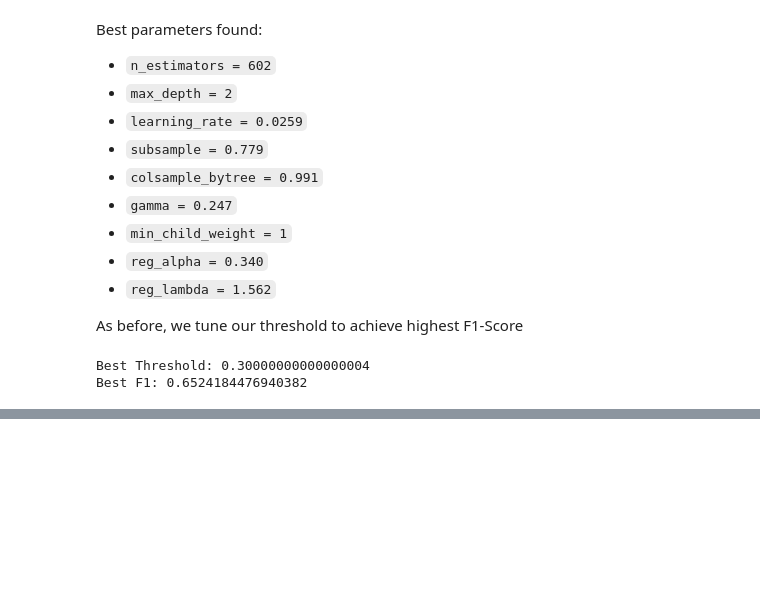
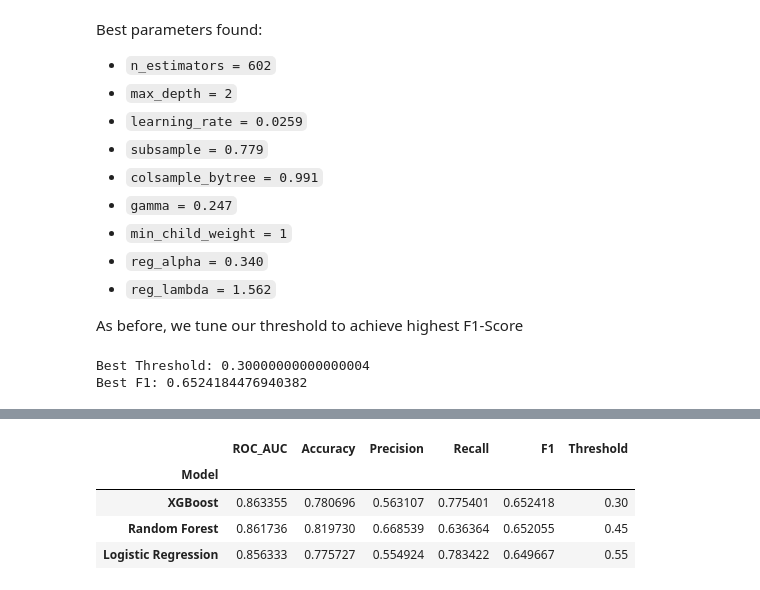
Before and after one commit to devilshadow04/churn-prediction, a Jupyter notebook: notebook.ipynb, the cells around one changed output, grey strips where cells are left out. Saved outputs shown, nothing was run; the diff lists cells and outputs as text; code cells hidden in the pictures; blank space fills up the shorter version.

```diff
--- a/notebook.ipynb
+++ b/notebook.ipynb
@@ -1046,0 +1049,29 @@ Confusion Matrix:
+# %%
+def pack_results(name, y_test, y_proba, best_t):
+    y_pred = (y_proba >= best_t).astype(int)
+    return {
+        "Model": name,
+        "ROC_AUC": roc_auc_score(y_test, y_proba),
+        "Threshold": best_t,
+        "Accuracy": accuracy_score(y_test, y_pred),
+        "Precision": precision_score(y_test, y_pred),
+        "Recall": recall_score(y_test, y_pred),
+        "F1": f1_score(y_test, y_pred),
+        "y_proba": y_proba,
+        "y_pred": y_pred
+    }
+# %%
+lr_res  = pack_results("Logistic Regression", y_test, y_proba_lr, best_t_lr)
+rf_res = pack_results("Random Forest", y_test, y_proba_rf, best_t_rf)
+xgb_res = pack_results("XGBoost", y_test, y_proba_xg, best_t_xg)
+
+results = [lr_res, rf_res, xgb_res]
+
+df_compare = pd.DataFrame(results).set_index("Model")
+df_compare[["ROC_AUC","Accuracy","Precision","Recall","F1","Threshold"]].sort_values("ROC_AUC", ascending=False)
+# %% [output]
+|  | ROC_AUC | Accuracy | Precision | Recall | F1 | Threshold |
+| Model |  |  |  |  |  |  |
+| XGBoost | 0.863355 | 0.780696 | 0.563107 | 0.775401 | 0.652418 | 0.30 |
+| Random Forest | 0.861736 | 0.819730 | 0.668539 | 0.636364 | 0.652055 | 0.45 |
+| Logistic Regression | 0.856333 | 0.775727 | 0.554924 | 0.783422 | 0.649667 | 0.55 |
```
Also changed, not shown: parts of 26 cells of this notebook.
